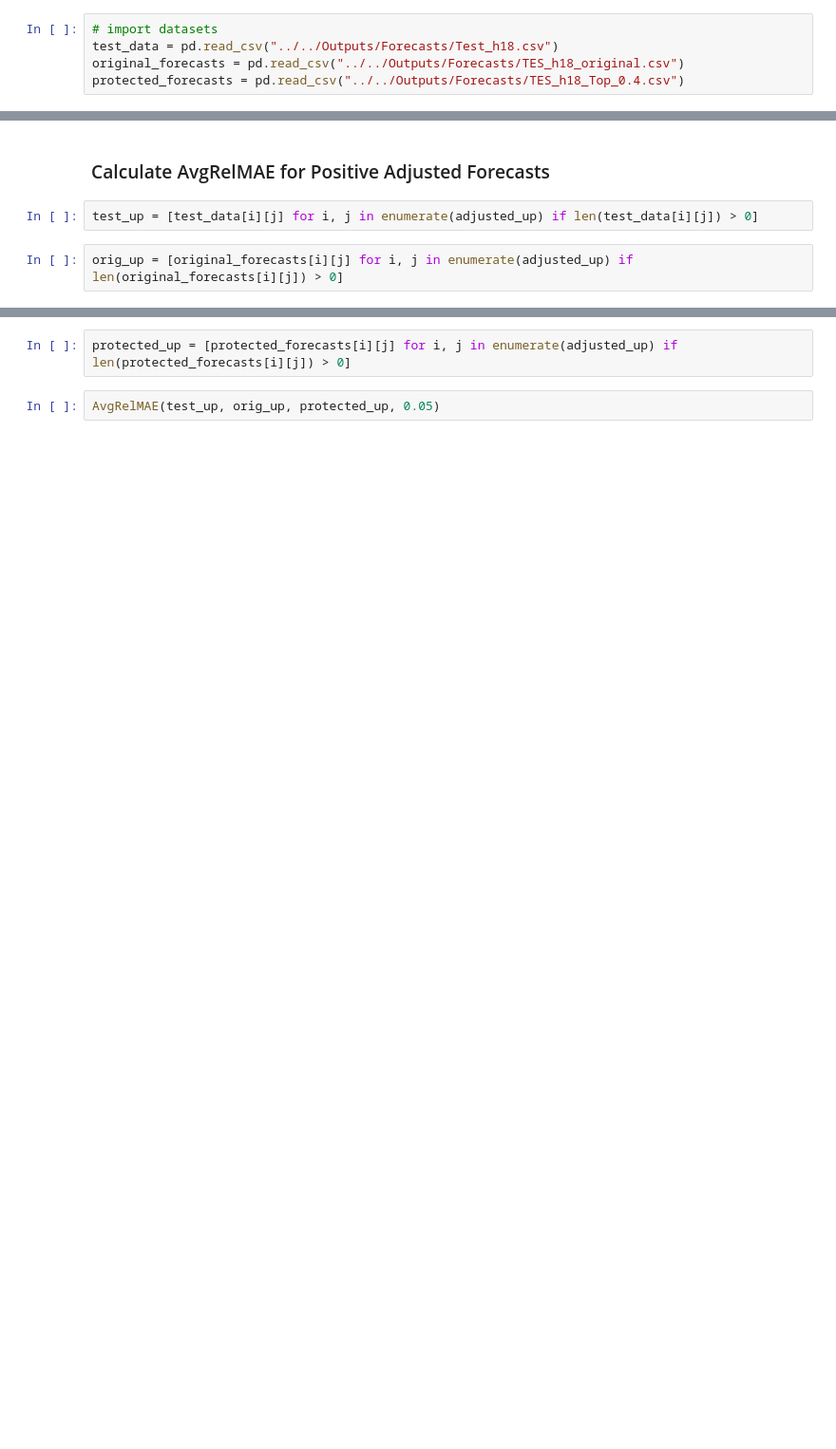
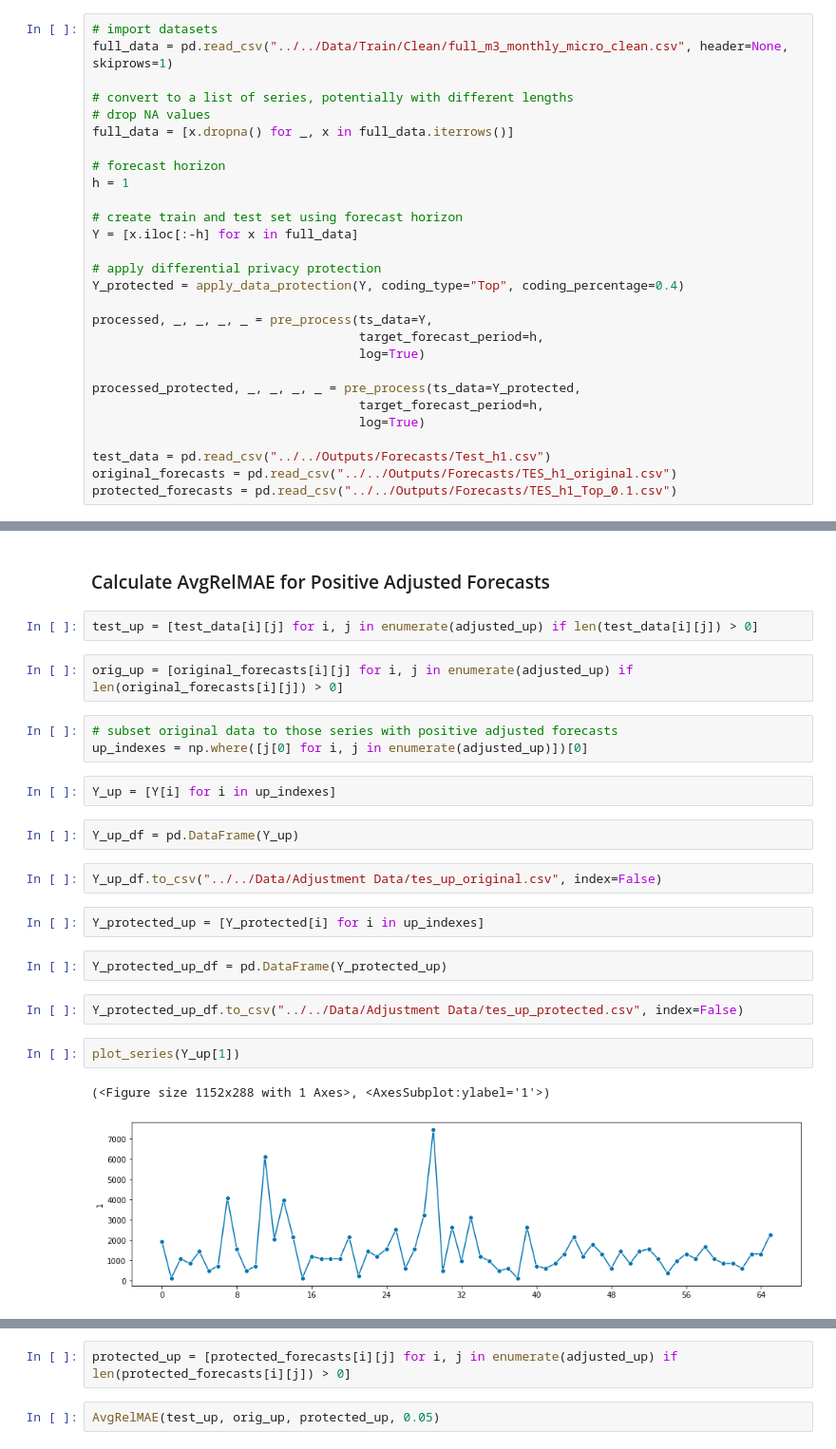
Before and after one commit to cdbale/Privacy-and-Forecasting-Empirical, a Jupyter notebook: Code/Analysis/JF_results_function.ipynb, the cells around one changed output, grey strips where cells are left out. Shown at 95% size. Drawn from its saved outputs; the diff is of its cells as text; blank space fills up the shorter version.

```diff
--- a/Code/Analysis/JF_results_function.ipynb
+++ b/Code/Analysis/JF_results_function.ipynb
@@ -6,9 +11,32 @@ from sktime.performance_metrics.forecasting import mean_absolute_error
 ### Import data - calculate adjustment directions
 # %%
 # import datasets
-test_data = pd.read_csv("../../Outputs/Forecasts/Test_h18.csv")
-original_forecasts = pd.read_csv("../../Outputs/Forecasts/TES_h18_original.csv")
-protected_forecasts = pd.read_csv("../../Outputs/Forecasts/TES_h18_Top_0.4.csv")
+full_data = pd.read_csv("../../Data/Train/Clean/full_m3_monthly_micro_clean.csv", header=None, skiprows=1)
+
+# convert to a list of series, potentially with different lengths
+# drop NA values
+full_data = [x.dropna() for _, x in full_data.iterrows()]
+
+# forecast horizon
+h = 1
+
+# create train and test set using forecast horizon
+Y = [x.iloc[:-h] for x in full_data]
+
+# apply differential privacy protection
+Y_protected = apply_data_protection(Y, coding_type="Top", coding_percentage=0.4)
+
+processed, _, _, _, _ = pre_process(ts_data=Y,
+                                    target_forecast_period=h,
+                                    log=True)
+
+processed_protected, _, _, _, _ = pre_process(ts_data=Y_protected,
+                                    target_forecast_period=h,
+                                    log=True)
+
+test_data = pd.read_csv("../../Outputs/Forecasts/Test_h1.csv")
+original_forecasts = pd.read_csv("../../Outputs/Forecasts/TES_h1_original.csv")
+protected_forecasts = pd.read_csv("../../Outputs/Forecasts/TES_h1_Top_0.1.csv")
 # %%
 # collapsed_original = pd.concat([row for i, row in original_forecasts.iterrows()], ignore_index=True)
 # collapsed_protected = pd.concat([row for i, row in protected_forecasts.iterrows()], ignore_index=True)
@@ -42,3 +70,23 @@ def AvgRelMAE(test_series, original_fcasts, protected_fcasts, t):
 test_up = [test_data[i][j] for i, j in enumerate(adjusted_up) if len(test_data[i][j]) > 0]
 # %%
 orig_up = [original_forecasts[i][j] for i, j in enumerate(adjusted_up) if len(original_forecasts[i][j]) > 0]
+# %%
+# subset original data to those series with positive adjusted forecasts
+up_indexes = np.where([j[0] for i, j in enumerate(adjusted_up)])[0]
+# %%
+Y_up = [Y[i] for i in up_indexes]
+# %%
+Y_up_df = pd.DataFrame(Y_up)
+# %%
+Y_up_df.to_csv("../../Data/Adjustment Data/tes_up_original.csv", index=False)
+# %%
+Y_protected_up = [Y_protected[i] for i in up_indexes]
+# %%
+Y_protected_up_df = pd.DataFrame(Y_protected_up)
+# %%
+Y_protected_up_df.to_csv("../../Data/Adjustment Data/tes_up_protected.csv", index=False)
+# %%
+plot_series(Y_up[1])
+# %% [output]
+(<Figure size 1152x288 with 1 Axes>, <AxesSubplot:ylabel='1'>)
+[figure, added]
```
Also changed, not shown: parts of 48 cells of this notebook, 17 other files.
